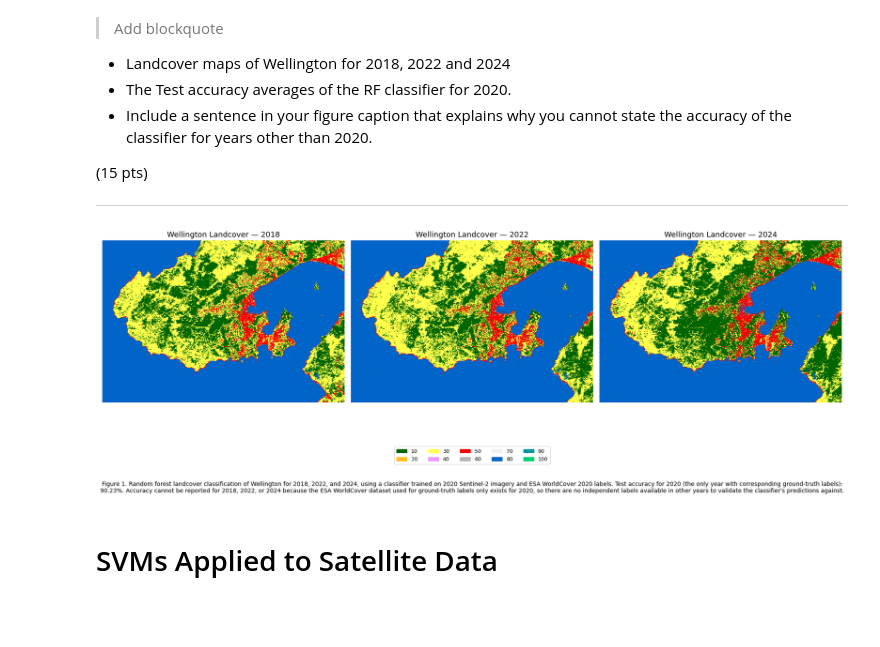
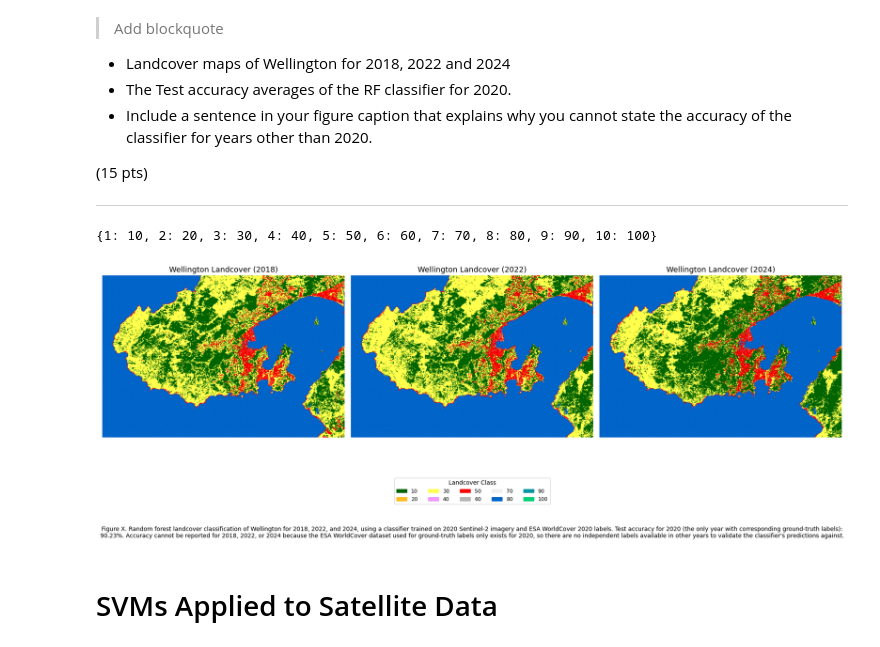
Before and after one commit to dhruvpGEE/SatelliteDataAI-UOA, a Jupyter notebook: Lab-Notebooks/DhruvPatel_761_Lab2.ipynb, the cells around one changed output. Cells and saved outputs as stored; diff of their text form; code cells hidden in the pictures; blank space fills up the shorter version.

```diff
--- a/Lab-Notebooks/DhruvPatel_761_Lab2.ipynb
+++ b/Lab-Notebooks/DhruvPatel_761_Lab2.ipynb
@@ -297,13 +297,25 @@ from matplotlib import image as mpimg
 import urllib.request
 import io
 
-# --- Visualization params (match your randomVisualizer or define fixed palette) ---
-# It's better to use a FIXED palette here (not randomVisualizer) so colors
-# are consistent across all four panels/years.
+# --- Confirm your real class names before building the legend ---
+print(label_map)  # should print {1: 'Tree cover', 2: 'Shrubland', ...} from cell 35
+
+class_names = [label_map[i + 1] for i in range(10)]
+
+# --- Visualization params (fixed palette so colors match across years) ---
+# Ordered to roughly match class_names — adjust once you've confirmed label_map above
 class_palette = [
-    '006400', 'ffbb22', 'ffff4c', 'f096ff', 'fa0000',
-    'b4b4b4', 'f0f0f0', '0064c8', '0096a0', '00cf75'
-]  # 10 colors for your 10 remapped classes — adjust to match ESA WorldCover classes
+    '006400',  # 1 Tree cover
+    'ffbb22',  # 2 Shrubland
+    'ffff4c',  # 3 Grassland
+    'f096ff',  # 4 Cropland
+    'fa0000',  # 5 Built-up
+    'b4b4b4',  # 6 Bare / sparse vegetation
+    'f0f0f0',  # 7 Snow and ice
+    '0064c8',  # 8 Permanent water bodies
+    '0096a0',  # 9 Herbaceous wetland
+    '00cf75'   # 10 Moss and lichen
+]
 
 vis_params = {
     'min': 1,
@@ -311,7 +323,7 @@ vis_params = {
     'palette': class_palette
 }
 
-# Fetching a thumbnail as a numpy array
+# --- Function to fetch a thumbnail as a numpy array ---
 def get_thumb_array(image, region, vis_params, dimensions=512):
     url = image.getThumbURL({
         **vis_params,
@@ -322,45 +334,55 @@ def get_thumb_array(image, region, vis_params, dimensions=512):
     with urllib.request.urlopen(url) as response:
         img_data = response.read()
     return mpimg.imread(io.BytesIO(img_data), format='png')
 
-# Extracting each classified year as an array
+# --- Pull each classified year as an array ---
 img_2018 = get_thumb_array(classified_2018, aoi, vis_params)
 img_2022 = get_thumb_array(classified_2022, aoi, vis_params)
 img_2024 = get_thumb_array(classified_2024, aoi, vis_params)
 
-# Creating a figure
+# --- Build the figure ---
 fig, axes = plt.subplots(1, 3, figsize=(18, 6))
 
 years_imgs = [('2018', img_2018), ('2022', img_2022), ('2024', img_2024)]
 
 for ax, (year, img) in zip(axes, years_imgs):
     ax.imshow(img)
-    ax.set_title(f'Wellington Landcover — {year}', fontsize=13)
+    ax.set_title(f'Wellington Landcover ({year})', fontsize=13)
     ax.axis('off')
 
-# Creating a legend
-class_names = [label_map[i + 1] for i in range(10)]  # from your cell 35 label_map
-legend_patches = [mpatches.Patch(color=f'#{c}', label=n) for c, n in zip(class_palette, class_names)]
-fig.legend(handles=legend_patches, loc='lower center', ncol=5, bbox_to_anchor=(0.5, -0.08), fontsize=9)
+# --- Shared, labeled legend ---
+legend_patches = [
+    mpatches.Patch(color=f'#{c}', label=n)
+    for c, n in zip(class_palette, class_names)
+]
 
-# Figure caption
+fig.legend(
+    handles=legend_patches,
+    loc='lower center',
+    ncol=5,  # drop to ncol=2 if labels wrap awkwardly
+    bbox_to_anchor=(0.5, -0.1),
+    fontsize=9,
+    title='Landcover Class'
+)
+
+# --- Caption with accuracy + explanation ---
 caption = (
-    f"Figure 1. Random forest landcover classification of Wellington for 2018, 2022, and 2024, "
+    f"Figure X. Random forest landcover classification of Wellington for 2018, 2022, and 2024, "
     f"using a classifier trained on 2020 Sentinel-2 imagery and ESA WorldCover 2020 labels. "
     f"Test accuracy for 2020 (the only year with corresponding ground-truth labels): {overall_accuracy:.2%}. "
     f"Accuracy cannot be reported for 2018, 2022, or 2024 because the ESA WorldCover dataset used for "
     f"ground-truth labels only exists for 2020, so there are no independent labels available in other "
     f"years to validate the classifier's predictions against."
 )
 
-fig.text(0.5, -0.18, caption, wrap=True, ha='center', fontsize=10)
+fig.text(0.5, -0.22, caption, wrap=True, ha='center', fontsize=10)
 
-# Displaying the multi
 plt.tight_layout()
 plt.savefig('wellington_landcover_multiyear.png', dpi=300, bbox_inches='tight')
 plt.show()
 # %% [output]
+{1: 10, 2: 20, 3: 30, 4: 40, 5: 50, 6: 60, 7: 70, 8: 80, 9: 90, 10: 100}
-[figure, old version]
+[figure, new version]
 # %% [markdown]
 # SVMs Applied to Satellite Data
 # %%
```
